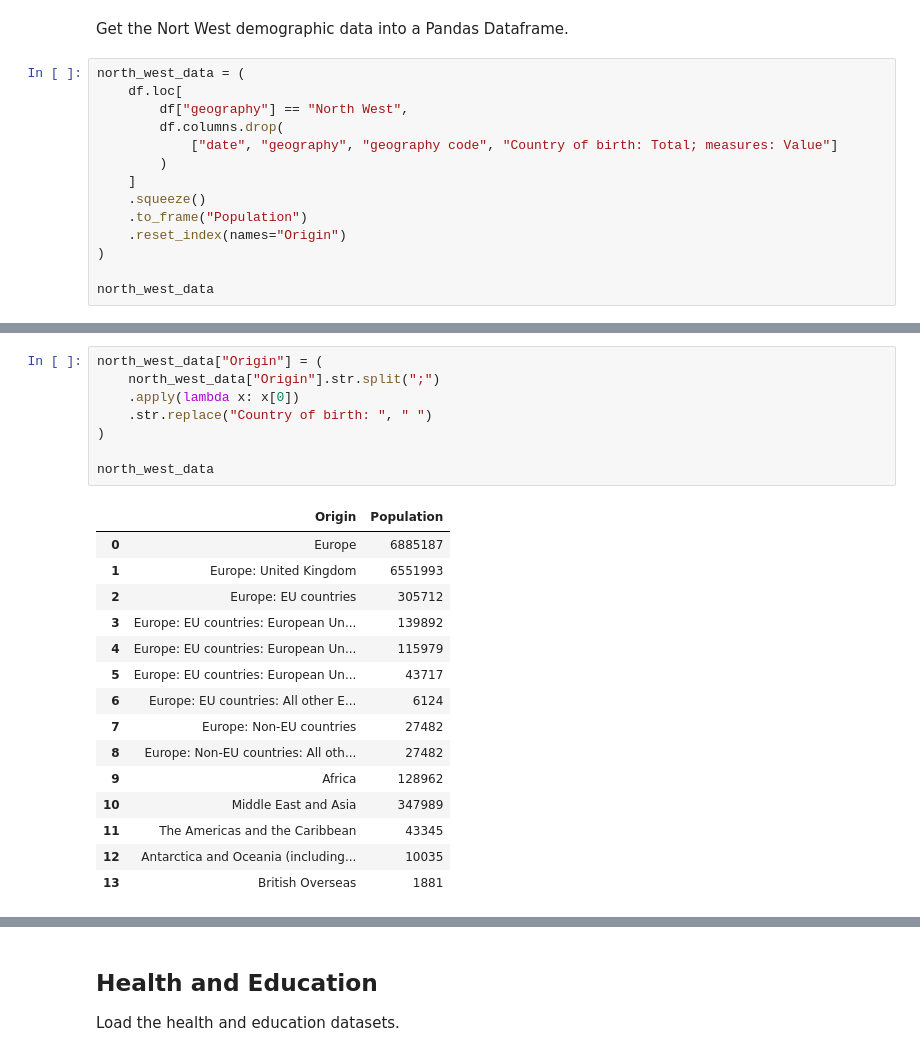
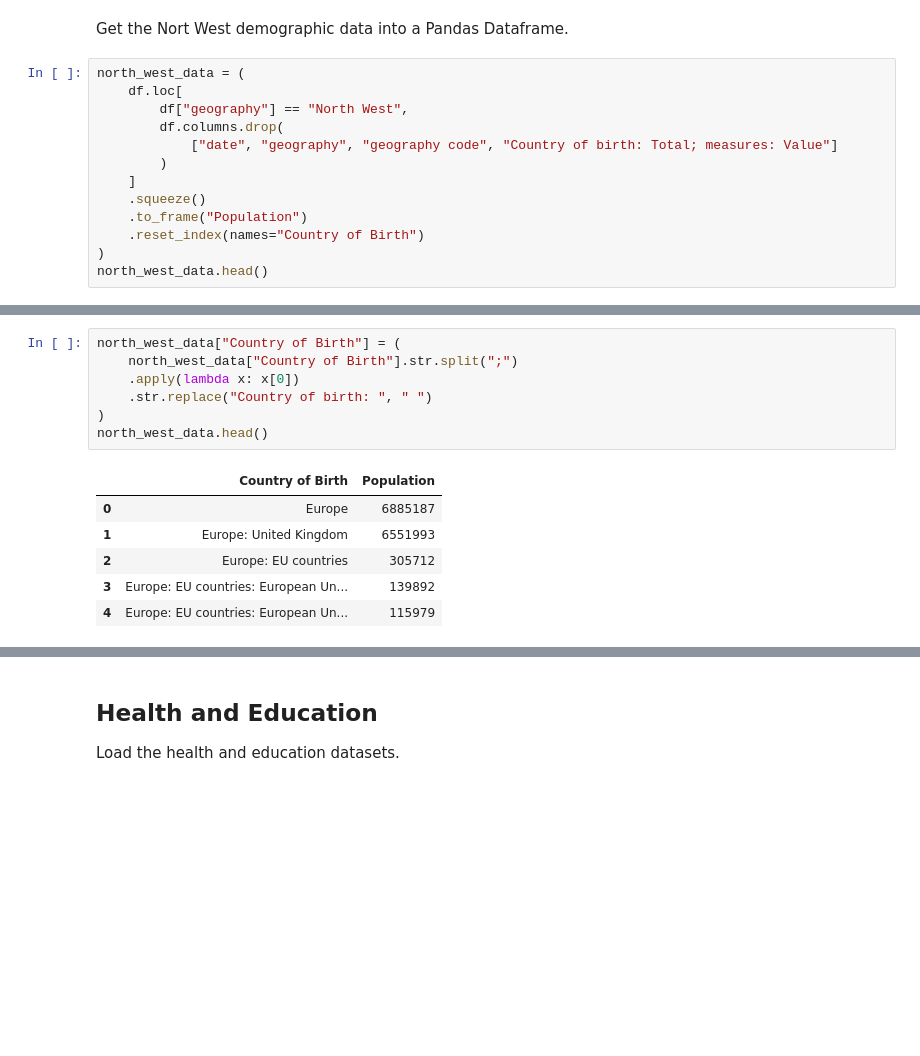
Before and after one commit to alexgregory1/work_experience_notebooks, a Jupyter notebook: notebook1.ipynb, the cells around one changed output, grey strips where cells are left out. Drawn from its saved outputs; the diff is of its cells as text; blank space fills up the shorter version.

```diff
--- a/notebook1.ipynb
+++ b/notebook1.ipynb
@@ -62,8 +64,7 @@ north_west_data = (
     ]
     .squeeze()
     .to_frame("Population")
-    .reset_index(names="Origin")
+    .reset_index(names="Country of Birth")
 )
-
-north_west_data
+north_west_data.head()
 # %% [output]
@@ -87,27 +79,17 @@ The strings in the origin column are long and hard to understand. They can be si
 # %%
-north_west_data["Origin"] = (
-    north_west_data["Origin"].str.split(";")
+north_west_data["Country of Birth"] = (
+    north_west_data["Country of Birth"].str.split(";")
     .apply(lambda x: x[0])
     .str.replace("Country of birth: ", " ")
 )
-
-north_west_data
+north_west_data.head()
 # %% [output]
-|  | Origin | Population |
+|  | Country of Birth | Population |
 | 0 | Europe | 6885187 |
 | 1 | Europe: United Kingdom | 6551993 |
 | 2 | Europe: EU countries | 305712 |
 | 3 | Europe: EU countries: European Un... | 139892 |
 | 4 | Europe: EU countries: European Un... | 115979 |
-| 5 | Europe: EU countries: European Un... | 43717 |
-| 6 | Europe: EU countries: All other E... | 6124 |
-| 7 | Europe: Non-EU countries | 27482 |
-| 8 | Europe: Non-EU countries: All oth... | 27482 |
-| 9 | Africa | 128962 |
-| 10 | Middle East and Asia | 347989 |
-| 11 | The Americas and the Caribbean | 43345 |
-| 12 | Antarctica and Oceania (including... | 10035 |
-| 13 | British Overseas | 1881 |
 # %% [markdown]
 Already we see very few people reported begin from a British overseas territory.
 
```
Also changed, not shown: parts of 22 cells of this notebook.
